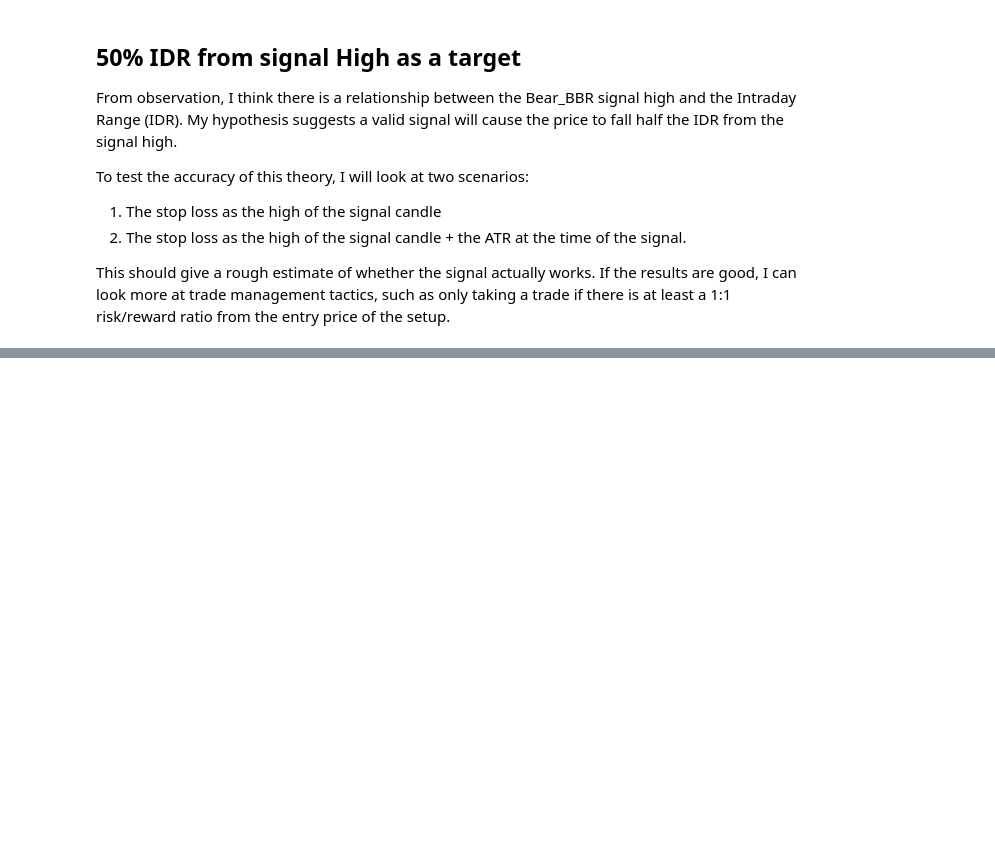
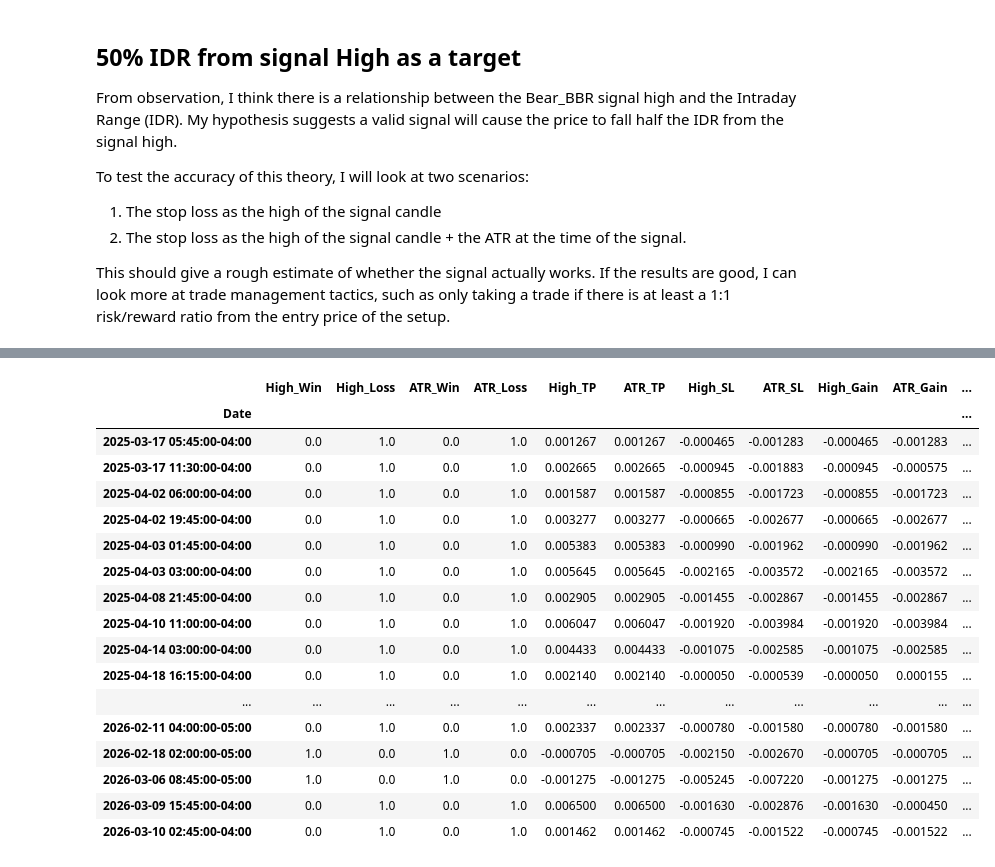
Before and after one commit to root-at-iyn/FXTradingResearch, a Jupyter notebook: research/bbu_reversal_v2.ipynb, the cells around one changed output, grey strips where cells are left out. Cells and saved outputs as stored; diff of their text form; code cells hidden in the pictures; blank space fills up the shorter version.

```diff
--- a/research/bbu_reversal_v2.ipynb
+++ b/research/bbu_reversal_v2.ipynb
@@ -701,0 +787,22 @@ pd.DataFrame([high_pct_50_idr, atr_pct_50_idr])
+# %%
+#pd.options.display.max_rows = 100
+df2[pct_50_idr_cols].query("High_Gain < 0")
+# %% [output]
+|  | High_Win | High_Loss | ATR_Win | ATR_Loss | High_TP | ATR_TP | High_SL | ATR_SL | High_Gain | ATR_Gain | ... |
+| Date |  |  |  |  |  |  |  |  |  |  | ... |
+| 2025-03-17 05:45:00-04:00 | 0.0 | 1.0 | 0.0 | 1.0 | 0.001267 | 0.001267 | -0.000465 | -0.001283 | -0.000465 | -0.001283 | ... |
+| 2025-03-17 11:30:00-04:00 | 0.0 | 1.0 | 0.0 | 1.0 | 0.002665 | 0.002665 | -0.000945 | -0.001883 | -0.000945 | -0.000575 | ... |
+| 2025-04-02 06:00:00-04:00 | 0.0 | 1.0 | 0.0 | 1.0 | 0.001587 | 0.001587 | -0.000855 | -0.001723 | -0.000855 | -0.001723 | ... |
+| 2025-04-02 19:45:00-04:00 | 0.0 | 1.0 | 0.0 | 1.0 | 0.003277 | 0.003277 | -0.000665 | -0.002677 | -0.000665 | -0.002677 | ... |
+| 2025-04-03 01:45:00-04:00 | 0.0 | 1.0 | 0.0 | 1.0 | 0.005383 | 0.005383 | -0.000990 | -0.001962 | -0.000990 | -0.001962 | ... |
+| 2025-04-03 03:00:00-04:00 | 0.0 | 1.0 | 0.0 | 1.0 | 0.005645 | 0.005645 | -0.002165 | -0.003572 | -0.002165 | -0.003572 | ... |
+| 2025-04-08 21:45:00-04:00 | 0.0 | 1.0 | 0.0 | 1.0 | 0.002905 | 0.002905 | -0.001455 | -0.002867 | -0.001455 | -0.002867 | ... |
+| 2025-04-10 11:00:00-04:00 | 0.0 | 1.0 | 0.0 | 1.0 | 0.006047 | 0.006047 | -0.001920 | -0.003984 | -0.001920 | -0.003984 | ... |
+| 2025-04-14 03:00:00-04:00 | 0.0 | 1.0 | 0.0 | 1.0 | 0.004433 | 0.004433 | -0.001075 | -0.002585 | -0.001075 | -0.002585 | ... |
+| 2025-04-18 16:15:00-04:00 | 0.0 | 1.0 | 0.0 | 1.0 | 0.002140 | 0.002140 | -0.000050 | -0.000539 | -0.000050 | 0.000155 | ... |
+| ... | ... | ... | ... | ... | ... | ... | ... | ... | ... | ... | ... |
+| 2026-02-11 04:00:00-05:00 | 0.0 | 1.0 | 0.0 | 1.0 | 0.002337 | 0.002337 | -0.000780 | -0.001580 | -0.000780 | -0.001580 | ... |
+| 2026-02-18 02:00:00-05:00 | 1.0 | 0.0 | 1.0 | 0.0 | -0.000705 | -0.000705 | -0.002150 | -0.002670 | -0.000705 | -0.000705 | ... |
+| 2026-03-06 08:45:00-05:00 | 1.0 | 0.0 | 1.0 | 0.0 | -0.001275 | -0.001275 | -0.005245 | -0.007220 | -0.001275 | -0.001275 | ... |
+| 2026-03-09 15:45:00-04:00 | 0.0 | 1.0 | 0.0 | 1.0 | 0.006500 | 0.006500 | -0.001630 | -0.002876 | -0.001630 | -0.000450 | ... |
+| 2026-03-10 02:45:00-04:00 | 0.0 | 1.0 | 0.0 | 1.0 | 0.001462 | 0.001462 | -0.000745 | -0.001522 | -0.000745 | -0.001522 | ... |
```
Also changed, not shown: parts of 13 cells of this notebook.
